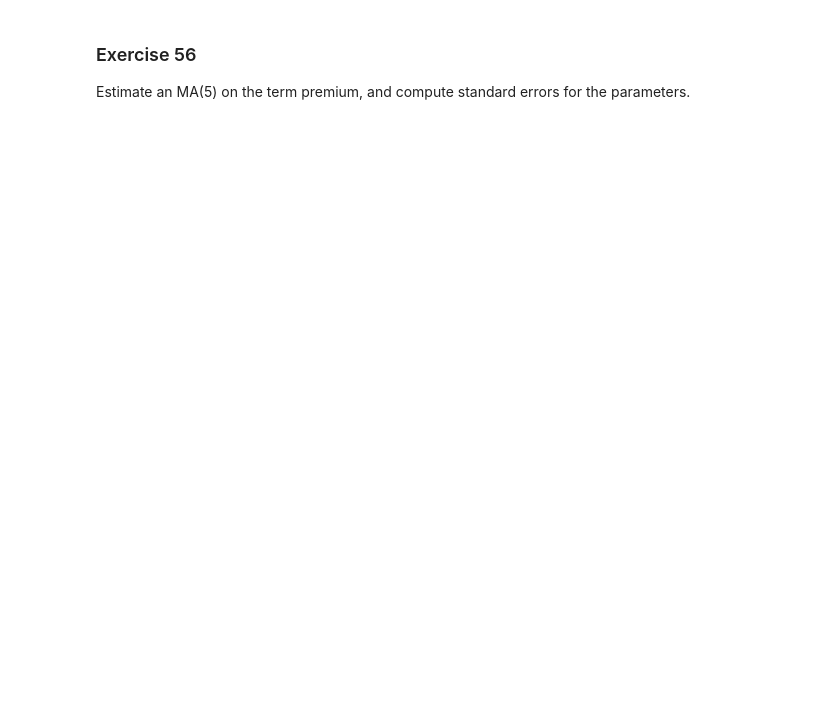
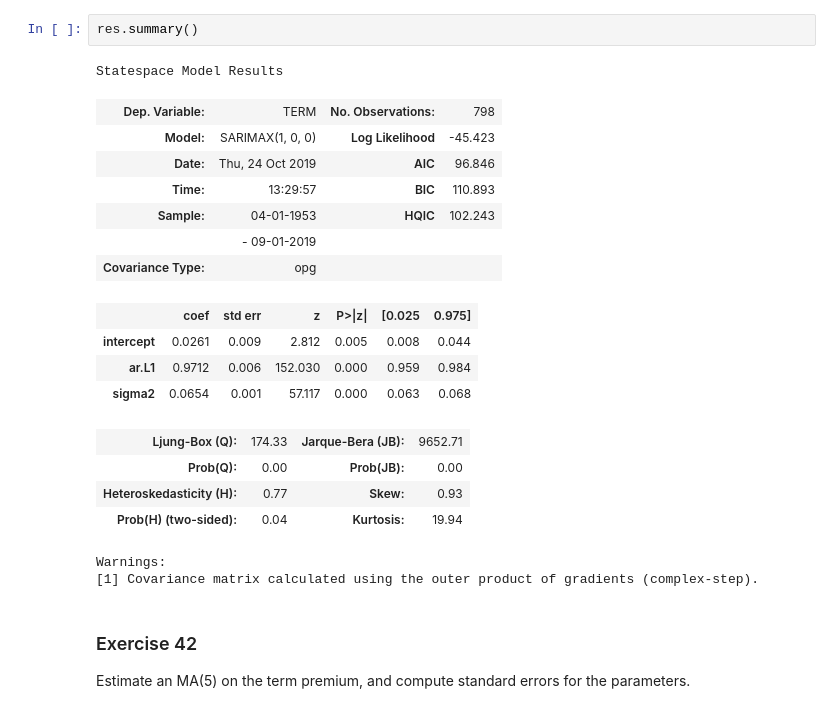
Before and after one commit to bashtage/python-introduction, a Jupyter notebook: solutions/autumn/arma-estimation.ipynb, the cells around one changed output. Cells and saved outputs as stored; diff of their text form; blank space fills up the shorter version.

```diff
--- a/solutions/autumn/arma-estimation.ipynb
+++ b/solutions/autumn/arma-estimation.ipynb
@@ -14,3 +37,24 @@ Estimate an AR(1) on the term premium, and compute standard errors for the param
+# %%
+res.summary()
+# %% [output]
+Statespace Model Results
+| Dep. Variable: | TERM | No. Observations: | 798 |
+| Model: | SARIMAX(1, 0, 0) | Log Likelihood | -45.423 |
+| Date: | Thu, 24 Oct 2019 | AIC | 96.846 |
+| Time: | 13:29:57 | BIC | 110.893 |
+| Sample: | 04-01-1953 | HQIC | 102.243 |
+|  | - 09-01-2019 |  |  |
+| Covariance Type: | opg |  |  |
+|  | coef | std err | z | P>|z| | [0.025 | 0.975] |
+| intercept | 0.0261 | 0.009 | 2.812 | 0.005 | 0.008 | 0.044 |
+| ar.L1 | 0.9712 | 0.006 | 152.030 | 0.000 | 0.959 | 0.984 |
+| sigma2 | 0.0654 | 0.001 | 57.117 | 0.000 | 0.063 | 0.068 |
+| Ljung-Box (Q): | 174.33 | Jarque-Bera (JB): | 9652.71 |
+| Prob(Q): | 0.00 | Prob(JB): | 0.00 |
+| Heteroskedasticity (H): | 0.77 | Skew: | 0.93 |
+| Prob(H) (two-sided): | 0.04 | Kurtosis: | 19.94 |
+Warnings:
+[1] Covariance matrix calculated using the outer product of gradients (complex-step).
 # %% [markdown]
-### Exercise 56
+### Exercise 42
 Estimate an MA(5) on the term premium, and compute standard errors for the parameters.
```
Also changed, not shown: parts of 11 cells of this notebook, 48 other files.
